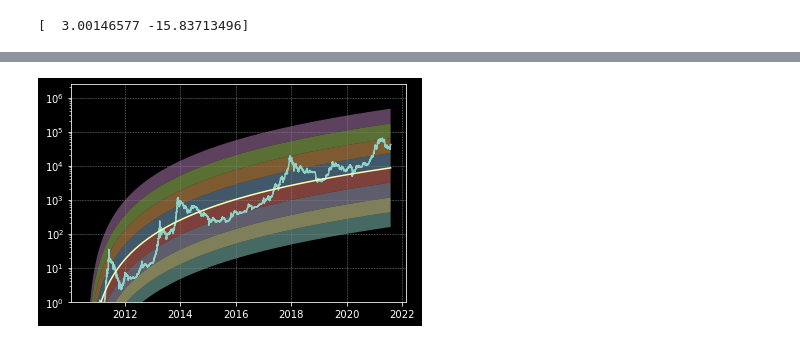
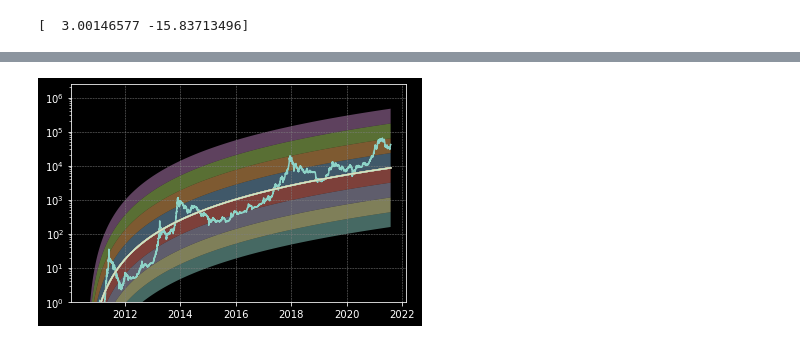
Before and after one commit to Jennyxie/Bitcoin-Logarithmic-Regression, a Jupyter notebook: Bitcoin Regression Rainbow.ipynb, the cells around one changed output, grey strips where cells are left out. Saved outputs shown, nothing was run; the diff lists cells and outputs as text; code cells hidden in the pictures.

```diff
--- a/Bitcoin Regression Rainbow.ipynb
+++ b/Bitcoin Regression Rainbow.ipynb
@@ -59,0 +101,9 @@ fittedydata = funct(xdata, popt[0], popt[1])
+# %%
+plt.style.use("dark_background")
+
+plt.semilogy(df['date'], df['value'])
+
+# add grid
+plt.grid(color = 'grey', linestyle = '--', linewidth = 0.5)
+
+plt.show()
@@ -60,17 +128,29 @@ fittedydata = funct(xdata, popt[0], popt[1])
 # %%
+# curve parameters
+p1 = popt[0]
+p2 = popt[1]
+
+# plot curve
+fittedydata = funct(xdata, p1, p2)
+
+# set dark background
 plt.style.use("dark_background")
 
+# plot date and value
 plt.semilogy(df['date'], df['value'])
 
+# fill the plot with rainbow
 for i in range(-3,5):
     plt.fill_between(df['date'], np.exp(fittedydata + i -1), np.exp(fittedydata + i), alpha = 0.5)
 
-plt.plot(df['date'], np.exp(fittedydata))
+    plt.plot(df['date'], np.exp(fittedydata))
 
+# set the bottom as 1
 plt.ylim(bottom = 1)
 
+# add grid
 plt.grid(color = 'grey', linestyle = '--', linewidth = 0.5)
 
 plt.show()
 # %% [output]
-[figure, old version]
+[figure, new version]
```
Also changed, not shown: parts of 9 cells of this notebook.
